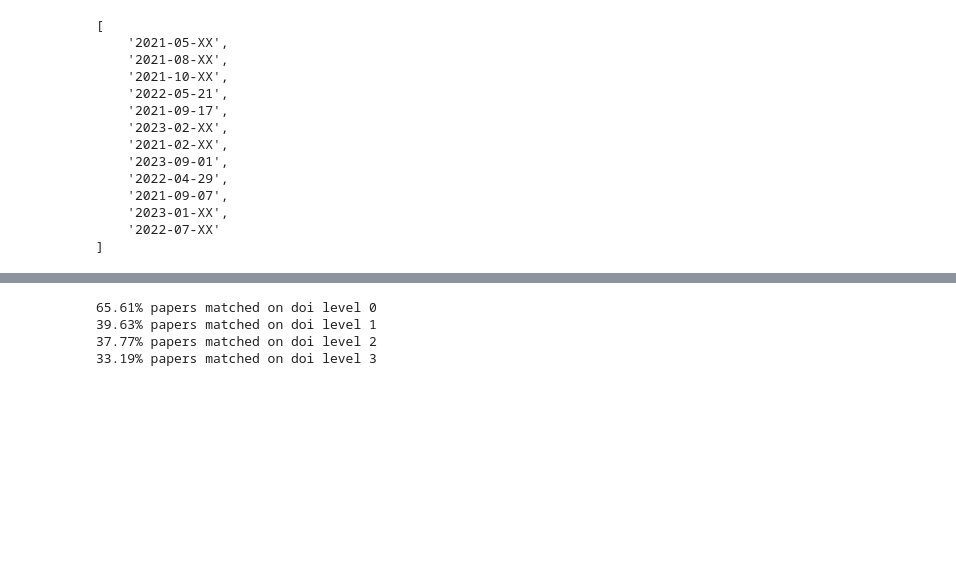
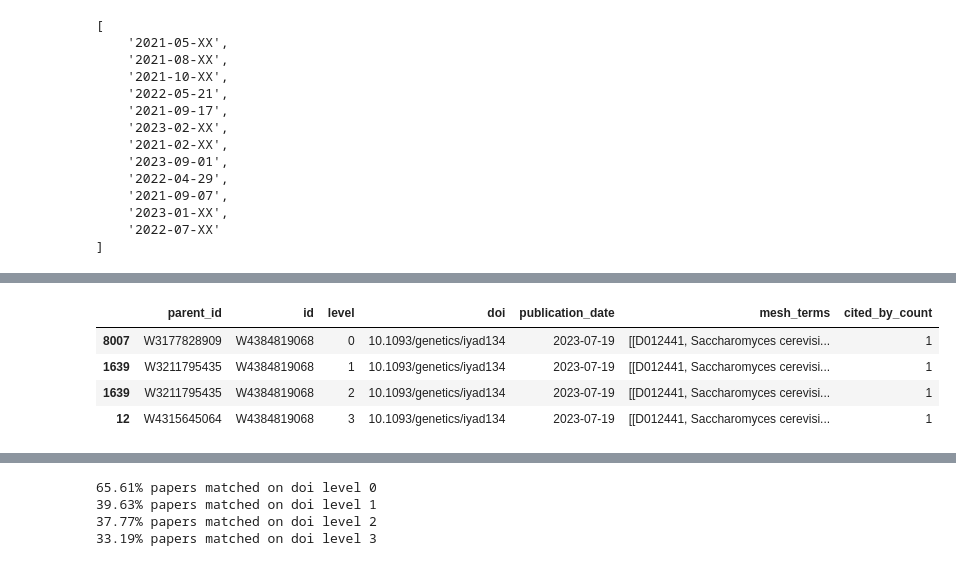
Before and after one commit to innovation-growth-lab/alphafold-impact, a Jupyter notebook: notebooks/wp2_translational_ctc_tcc.ipynb, the cells around one changed output, grey strips where cells are left out. Saved outputs shown, nothing was run; the diff lists cells and outputs as text; code cells hidden in the pictures; blank space fills up the shorter version.

```diff
--- a/notebooks/wp2_translational_ctc_tcc.ipynb
+++ b/notebooks/wp2_translational_ctc_tcc.ipynb
@@ -175,0 +372,3 @@ get_pub_dates_for_pmids('33422626 34153729 34139335 35598005 34535158 35907774 3
+# %%
+af_oa_data.query("doi == '10.1093/genetics/iyad134'")
+# %% [output]
@@ -175,0 +376,5 @@ get_pub_dates_for_pmids('33422626 34153729 34139335 35598005 34535158 35907774 3
+|  | parent_id | id | level | doi | publication_date | mesh_terms | cited_by_count |
+| 8007 | W3177828909 | W4384819068 | 0 | 10.1093/genetics/iyad134 | 2023-07-19 | [[D012441, Saccharomyces cerevisi... | 1 |
+| 1639 | W3211795435 | W4384819068 | 1 | 10.1093/genetics/iyad134 | 2023-07-19 | [[D012441, Saccharomyces cerevisi... | 1 |
+| 1639 | W3211795435 | W4384819068 | 2 | 10.1093/genetics/iyad134 | 2023-07-19 | [[D012441, Saccharomyces cerevisi... | 1 |
+| 12 | W4315645064 | W4384819068 | 3 | 10.1093/genetics/iyad134 | 2023-07-19 | [[D012441, Saccharomyces cerevisi... | 1 |
```
Also changed, not shown: parts of 27 cells of this notebook.
